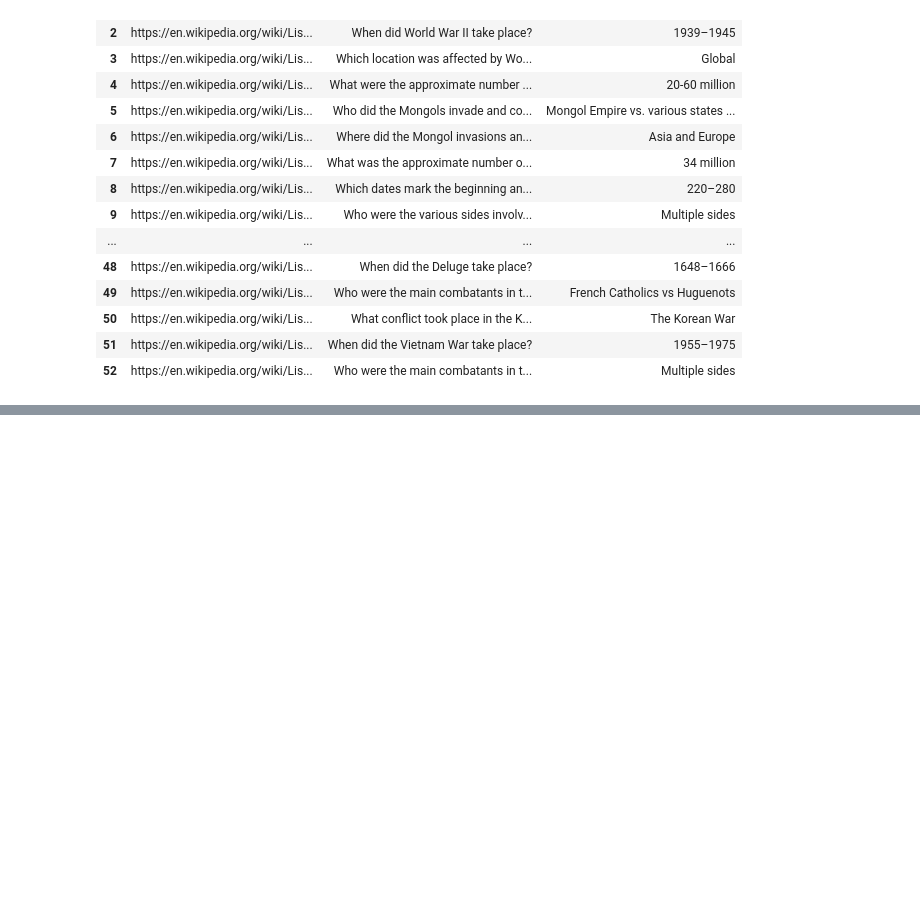
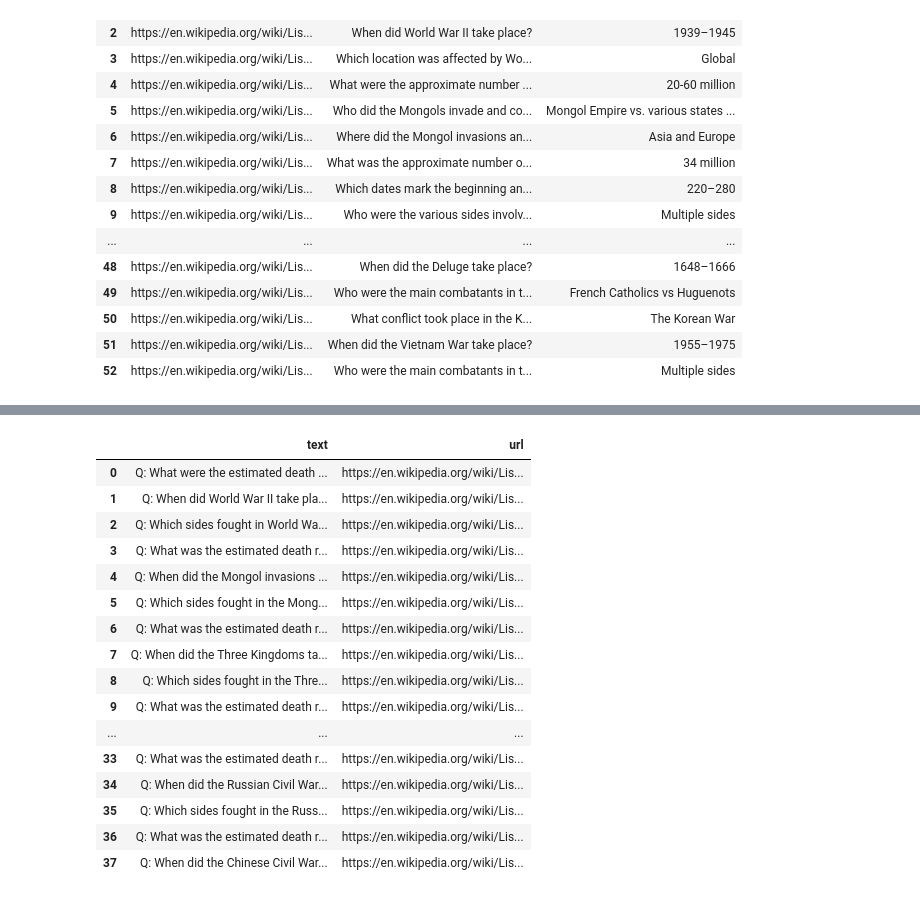
Before and after one commit to hissain/mlworks, a Jupyter notebook: codes/rag/qa_pair_generation.ipynb, the cells around one changed output, grey strips where cells are left out. Cells and saved outputs as stored; diff of their text form; code cells hidden in the pictures; blank space fills up the shorter version.

```diff
--- a/codes/rag/qa_pair_generation.ipynb
+++ b/codes/rag/qa_pair_generation.ipynb
@@ -106,0 +202,20 @@ df_qa
+# %%
+df_rag_chunks
+# %% [output]
+|  | text | url |
+| 0 | Q: What were the estimated death ... | https://en.wikipedia.org/wiki/Lis... |
+| 1 | Q: When did World War II take pla... | https://en.wikipedia.org/wiki/Lis... |
+| 2 | Q: Which sides fought in World Wa... | https://en.wikipedia.org/wiki/Lis... |
+| 3 | Q: What was the estimated death r... | https://en.wikipedia.org/wiki/Lis... |
+| 4 | Q: When did the Mongol invasions ... | https://en.wikipedia.org/wiki/Lis... |
+| 5 | Q: Which sides fought in the Mong... | https://en.wikipedia.org/wiki/Lis... |
+| 6 | Q: What was the estimated death r... | https://en.wikipedia.org/wiki/Lis... |
+| 7 | Q: When did the Three Kingdoms ta... | https://en.wikipedia.org/wiki/Lis... |
+| 8 | Q: Which sides fought in the Thre... | https://en.wikipedia.org/wiki/Lis... |
+| 9 | Q: What was the estimated death r... | https://en.wikipedia.org/wiki/Lis... |
+| ... | ... | ... |
+| 33 | Q: What was the estimated death r... | https://en.wikipedia.org/wiki/Lis... |
+| 34 | Q: When did the Russian Civil War... | https://en.wikipedia.org/wiki/Lis... |
+| 35 | Q: Which sides fought in the Russ... | https://en.wikipedia.org/wiki/Lis... |
+| 36 | Q: What was the estimated death r... | https://en.wikipedia.org/wiki/Lis... |
+| 37 | Q: When did the Chinese Civil War... | https://en.wikipedia.org/wiki/Lis... |
```
Also changed, not shown: parts of 1 cell of this notebook, 4 other files.
